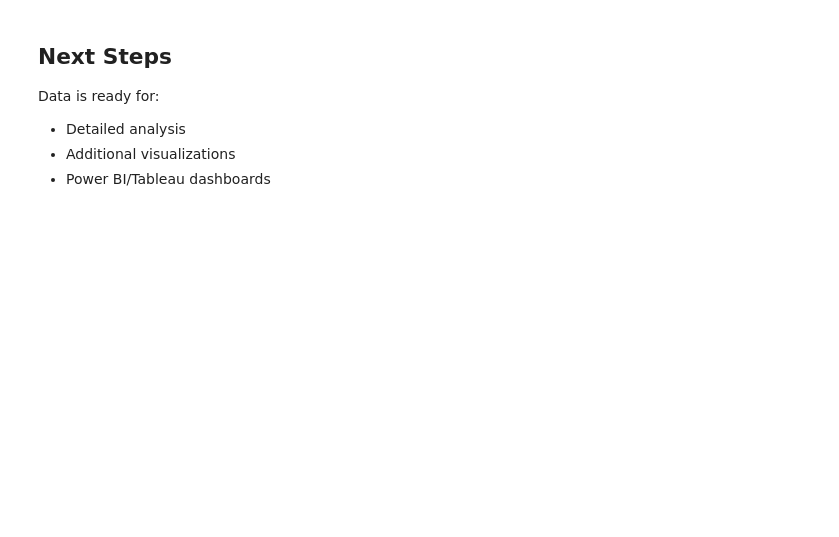
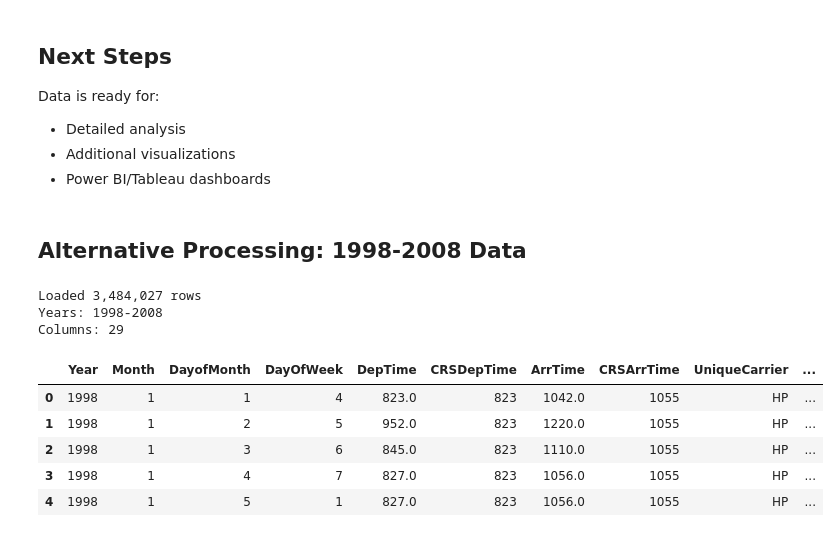
Before and after one commit to kitsakisGk/Masters_AUEB, a Jupyter notebook: Data_visualization/Final_Project/02_data_cleaning.ipynb, the cells around one changed output. Cells and saved outputs as stored; diff of their text form; code cells hidden in the pictures; blank space fills up the shorter version.

```diff
--- a/Data_visualization/Final_Project/02_data_cleaning.ipynb
+++ b/Data_visualization/Final_Project/02_data_cleaning.ipynb
@@ -302,3 +379,25 @@ Data is ready for:
 - Detailed analysis
 - Additional visualizations
 - Power BI/Tableau dashboards
+# %% [markdown]
+## Alternative Processing: 1998-2008 Data
+# %%
+# Load extended data from notebook 01 (1998-2008)
+input_path = os.path.join('data', 'processed', 'mco_mia_1998_2008.csv.gz')
+df_long = pd.read_csv(input_path, low_memory=False)
+
+print(f"Loaded {len(df_long):,} rows")
+print(f"Years: {df_long['Year'].min()}-{df_long['Year'].max()}")
+print(f"Columns: {len(df_long.columns)}")
+
+display(df_long.head())
+# %% [output]
+Loaded 3,484,027 rows
+Years: 1998-2008
+Columns: 29
+|  | Year | Month | DayofMonth | DayOfWeek | DepTime | CRSDepTime | ArrTime | CRSArrTime | UniqueCarrier | ... |
+| 0 | 1998 | 1 | 1 | 4 | 823.0 | 823 | 1042.0 | 1055 | HP | ... |
+| 1 | 1998 | 1 | 2 | 5 | 952.0 | 823 | 1220.0 | 1055 | HP | ... |
+| 2 | 1998 | 1 | 3 | 6 | 845.0 | 823 | 1110.0 | 1055 | HP | ... |
+| 3 | 1998 | 1 | 4 | 7 | 827.0 | 823 | 1056.0 | 1055 | HP | ... |
+| 4 | 1998 | 1 | 5 | 1 | 827.0 | 823 | 1056.0 | 1055 | HP | ... |
```
Also changed, not shown: parts of 7 cells of this notebook, 2 other files.
